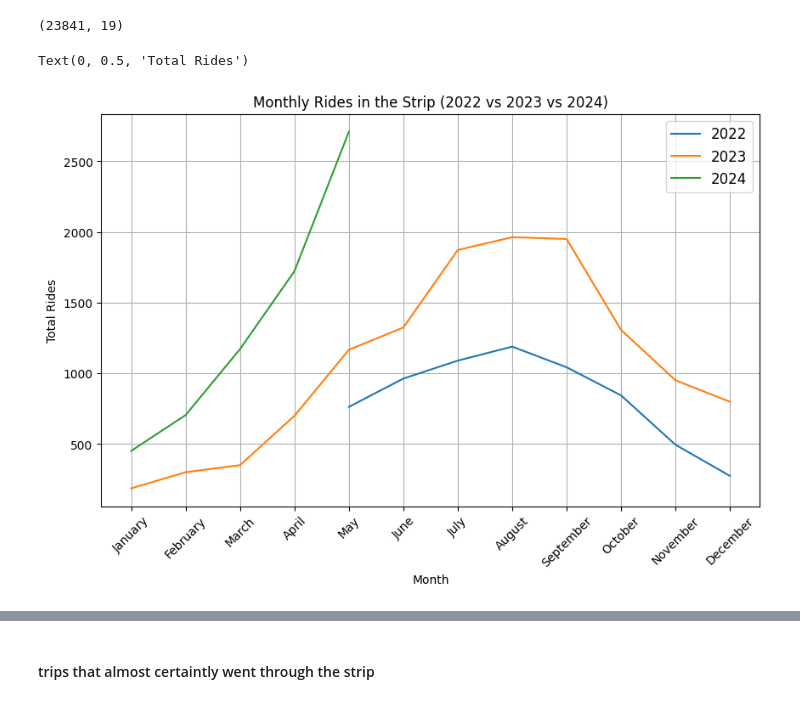
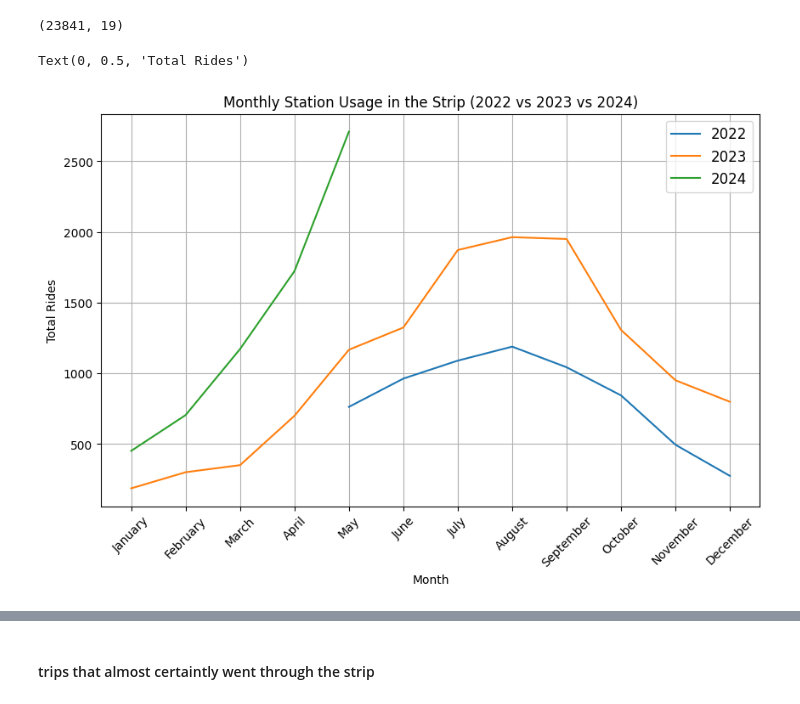
Before and after one commit to BenWSingleton/POGOH_Analysis, a Jupyter notebook: analysis.ipynb, the cells around one changed output, grey strips where cells are left out. Cells and saved outputs as stored; diff of their text form; code cells hidden in the pictures.

Commit message:
reworking graphs for report

```diff
--- a/analysis.ipynb
+++ b/analysis.ipynb
@@ -347,15 +347,15 @@ total_strip_rides_2024 = df[(df['Start Date'].dt.year==2024) & ((df['Start Stati
 # %%
 plt.figure(figsize=(10, 6))
 plt.plot(total_strip_rides_2022.index, total_strip_rides_2022, label='2022')
 plt.plot(total_strip_rides_2023.index, total_strip_rides_2023, label='2023')
 plt.plot(total_strip_rides_2024.index, total_strip_rides_2024, label='2024')
 month_names = ['January', 'February', 'March', 'April', 'May', 'June', 'July', 'August', 'September', 'October', 'November', 'December']
 plt.xticks(np.arange(1, len(month_names)+1), month_names, rotation=45)
 plt.legend(fontsize='large')
 plt.grid(True)
-plt.title("Monthly Rides in the Strip (2022 vs 2023 vs 2024)")
+plt.title("Monthly Station Usage in the Strip (2022 vs 2023 vs 2024)")
 plt.xlabel("Month")
 plt.ylabel("Total Rides")
 # %% [output]
 Text(0, 0.5, 'Total Rides')
-[figure, old version]
+[figure, new version]
```
Also changed, not shown: parts of 5 cells of this notebook.
